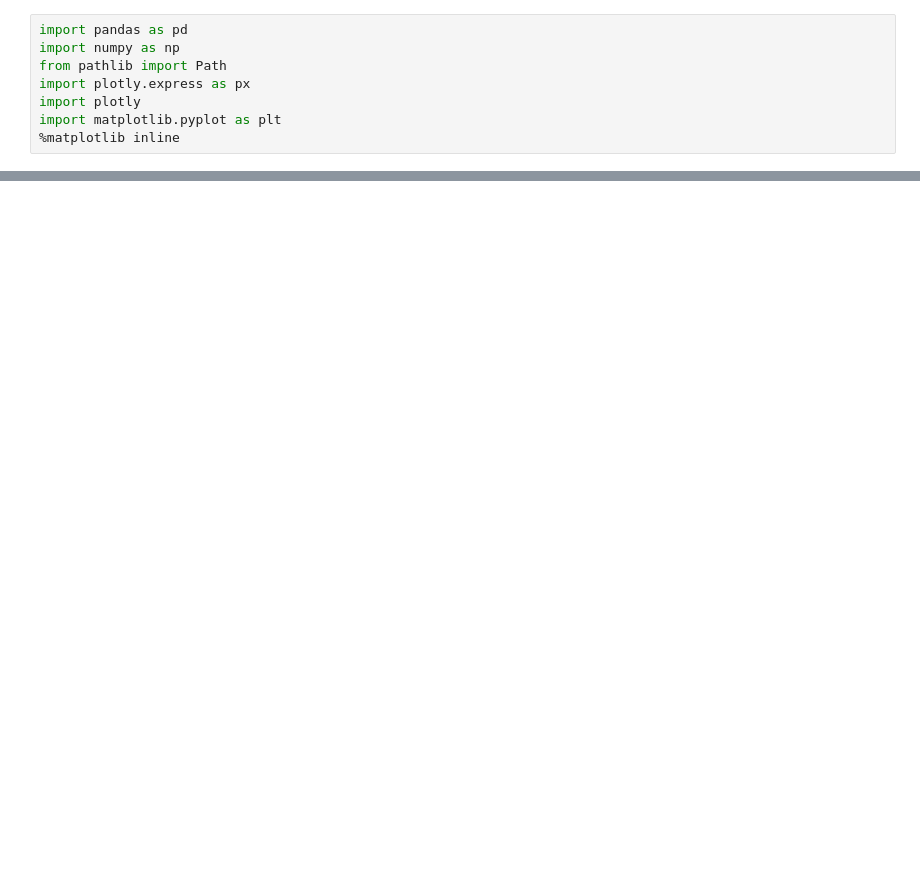
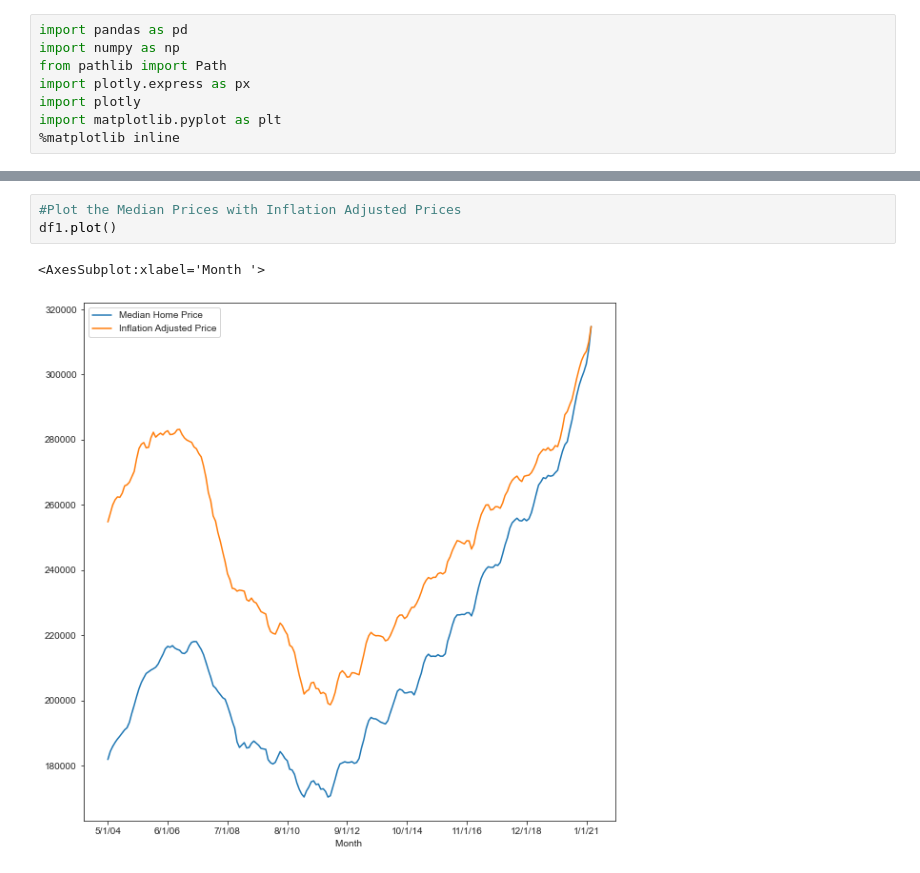
Before and after one commit to jrrameau2000/Housing_Market_Prediction, a Jupyter notebook: Project3.ipynb, the cells around one changed output, grey strips where cells are left out. Drawn from its saved outputs; the diff is of its cells as text; blank space fills up the shorter version.

```diff
--- a/Project3.ipynb
+++ b/Project3.ipynb
@@ -34 +35,7 @@ SyntaxError: invalid syntax (<ipython-input-26-4c79c619c0b2>, line 1)
+# %%
+#Plot the Median Prices with Inflation Adjusted Prices
+df1.plot()
+# %% [output]
+<AxesSubplot:xlabel='Month '>
+[figure, added]
 # %%
```
Also changed, not shown: parts of 4 cells of this notebook.
